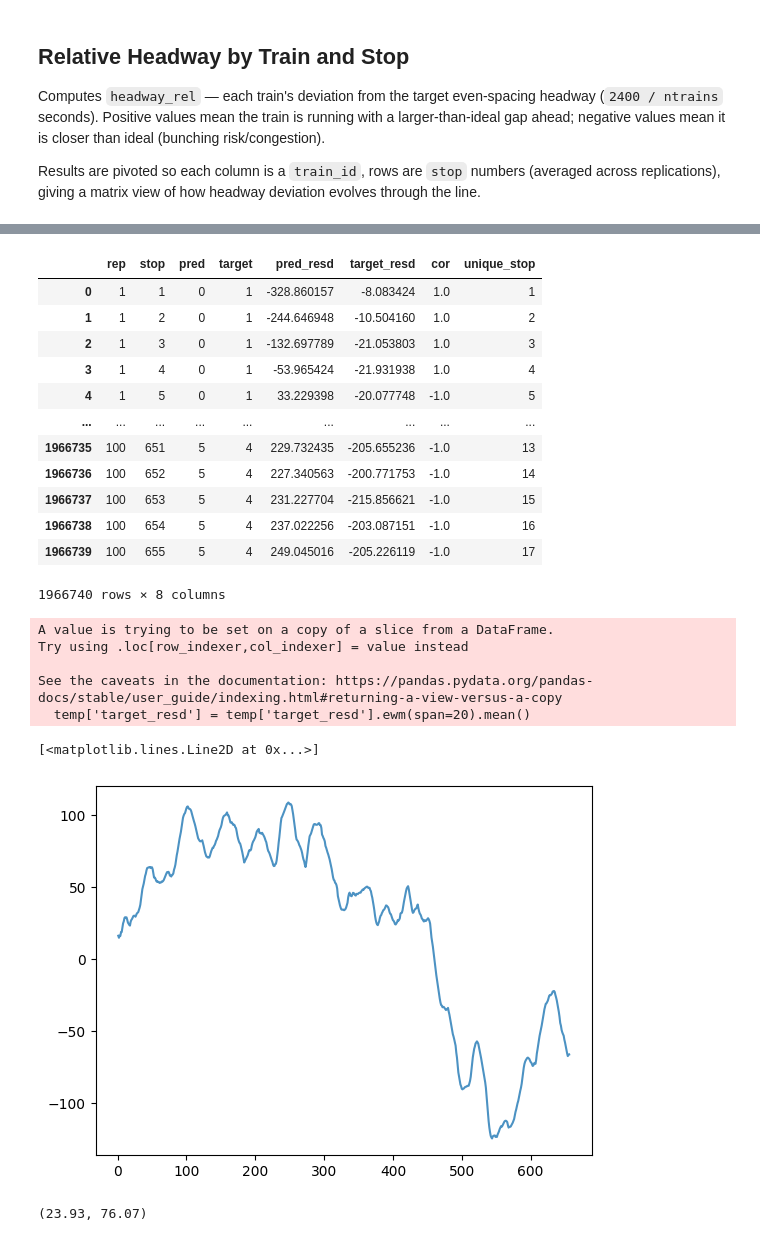
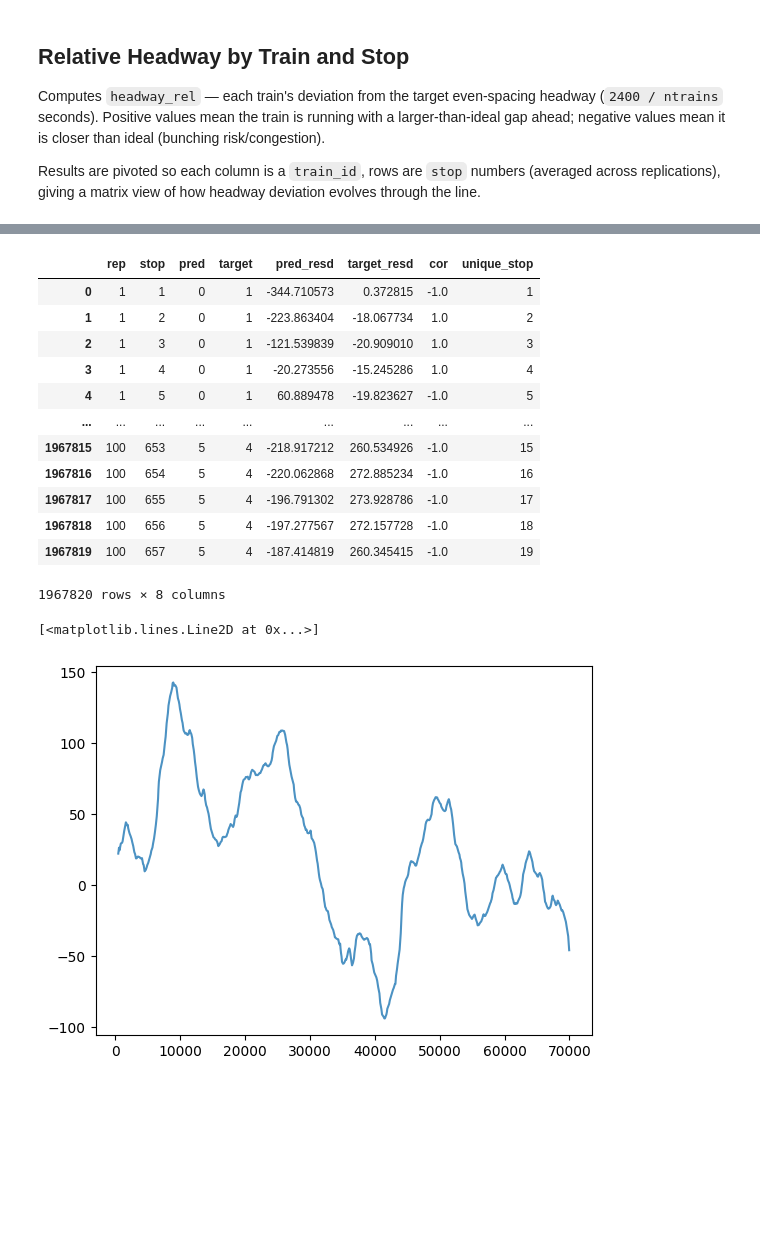
Before and after one commit to peppy-senpai/MBTA, a Jupyter notebook: part4_post_sim_analysis.ipynb, the cells around one changed output, grey strips where cells are left out. Saved outputs shown, nothing was run; the diff lists cells and outputs as text; code cells hidden in the pictures; blank space fills up the shorter version.

```diff
--- a/part4_post_sim_analysis.ipynb
+++ b/part4_post_sim_analysis.ipynb
@@ -205,8 +208,10 @@ class PartialRegression:
         for i in range(len(self.headway['train_id'].unique())):
             ax[i, i].set_xticks([])
             ax[i, i].set_yticks([])
-            if i==0:
-                ax[i,i].set_ylabel(0)
+            if i==min_:
+                ax[i,i].set_ylabel(i)
+            if i==max_:
+                ax[i,i].set_xlabel(i)
 
         fig.supxlabel('Leading headway')
         fig.supylabel('Trailing headway')
@@ -303,43 +308,33 @@ resd['unique_stop'] = ((resd['stop'] - 1) % 22) + 1
 resd
 # %% [output]
 |  | rep | stop | pred | target | pred_resd | target_resd | cor | unique_stop |
-| 0 | 1 | 1 | 0 | 1 | -328.860157 | -8.083424 | 1.0 | 1 |
-| 1 | 1 | 2 | 0 | 1 | -244.646948 | -10.504160 | 1.0 | 2 |
-| 2 | 1 | 3 | 0 | 1 | -132.697789 | -21.053803 | 1.0 | 3 |
-| 3 | 1 | 4 | 0 | 1 | -53.965424 | -21.931938 | 1.0 | 4 |
-| 4 | 1 | 5 | 0 | 1 | 33.229398 | -20.077748 | -1.0 | 5 |
+| 0 | 1 | 1 | 0 | 1 | -344.710573 | 0.372815 | -1.0 | 1 |
+| 1 | 1 | 2 | 0 | 1 | -223.863404 | -18.067734 | 1.0 | 2 |
+| 2 | 1 | 3 | 0 | 1 | -121.539839 | -20.909010 | 1.0 | 3 |
+| 3 | 1 | 4 | 0 | 1 | -20.273556 | -15.245286 | 1.0 | 4 |
+| 4 | 1 | 5 | 0 | 1 | 60.889478 | -19.823627 | -1.0 | 5 |
 | ... | ... | ... | ... | ... | ... | ... | ... | ... |
-| 1966735 | 100 | 651 | 5 | 4 | 229.732435 | -205.655236 | -1.0 | 13 |
-| 1966736 | 100 | 652 | 5 | 4 | 227.340563 | -200.771753 | -1.0 | 14 |
-| 1966737 | 100 | 653 | 5 | 4 | 231.227704 | -215.856621 | -1.0 | 15 |
-| 1966738 | 100 | 654 | 5 | 4 | 237.022256 | -203.087151 | -1.0 | 16 |
-| 1966739 | 100 | 655 | 5 | 4 | 249.045016 | -205.226119 | -1.0 | 17 |
+| 1967815 | 100 | 653 | 5 | 4 | -218.917212 | 260.534926 | -1.0 | 15 |
+| 1967816 | 100 | 654 | 5 | 4 | -220.062868 | 272.885234 | -1.0 | 16 |
+| 1967817 | 100 | 655 | 5 | 4 | -196.791302 | 273.928786 | -1.0 | 17 |
+| 1967818 | 100 | 656 | 5 | 4 | -197.277567 | 272.157728 | -1.0 | 18 |
+| 1967819 | 100 | 657 | 5 | 4 | -187.414819 | 260.345415 | -1.0 | 19 |
-1966740 rows × 8 columns
+1967820 rows × 8 columns
 # %%
-temp = resd[(resd['pred']==0)&(resd['target']==4)&(resd['rep']==25)]
+rep = 34
+pred = 0
+target = 1
 
-temp['target_resd'] = temp['target_resd'].ewm(span=20).mean()
+temp = resd[(resd['pred']==pred)&(resd['target']==target)&(resd['rep']==rep)]
+clock = timetable[(timetable['train_id']==target)&(timetable['rep']==rep)]
 
-plt.plot(temp['stop'], temp['target_resd'], alpha=0.8)
+y = temp['target_resd'].ewm(span=20).mean()
+x = clock['departure'][:len(y)]
+
+plt.plot(x, y, alpha=0.8)
 # %% [output]
-A value is trying to be set on a copy of a slice from a DataFrame.
-Try using .loc[row_indexer,col_indexer] = value instead
-
-See the caveats in the documentation: https://pandas.pydata.org/pandas-docs/stable/user_guide/indexing.html#returning-a-view-versus-a-copy
-  temp['target_resd'] = temp['target_resd'].ewm(span=20).mean()
+[<matplotlib.lines.Line2D at 0x...>]
-[<matplotlib.lines.Line2D at 0x...>]
-[figure, old version]
+[figure, new version]
-# %%
-test = resd[(resd['pred']==3)&(resd['target']==1)]
-temp = test.pivot_table(index='unique_stop', columns='cor', values='target', aggfunc='count')
-temp['sum'] = temp[[-1,1]].sum(axis=1)
-pos, neg = temp[1].sum(), temp[-1].sum()
-temp[-1] = temp[-1]*100/temp['sum']
-temp[1] = temp[1]*100/temp['sum']
-
-round(pos*100/(pos+neg), 2).item(), round(neg*100/(pos+neg), 2).item()
-# %% [output]
-(23.93, 76.07)
 # %%
 blue_stops = ['Bowdoin' ,'Government Center', 'State', 'Aquarium',
                 'Maverick', 'Airport', 'Wood Island',
```
Also changed, not shown: parts of 5 cells of this notebook, 1 other file.
